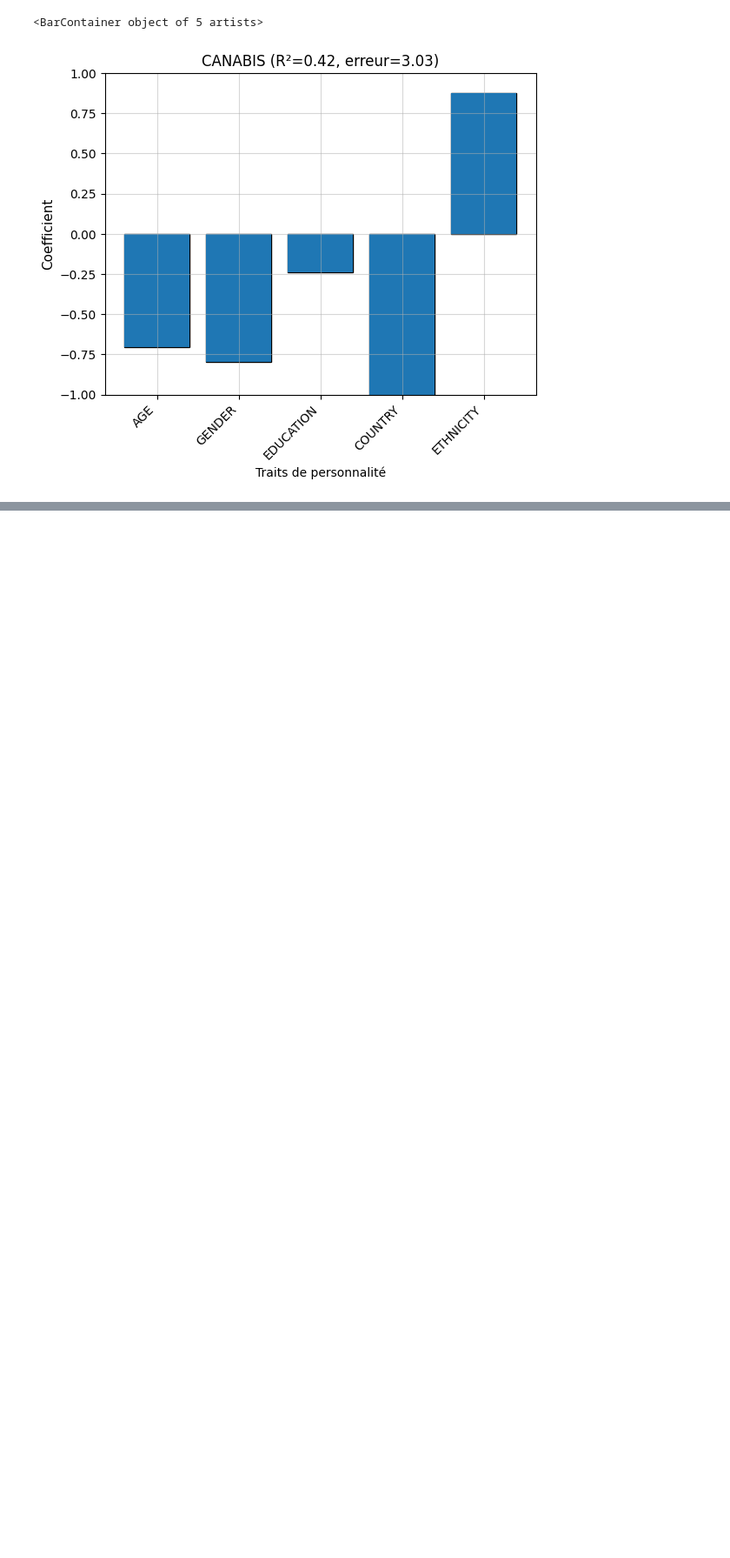
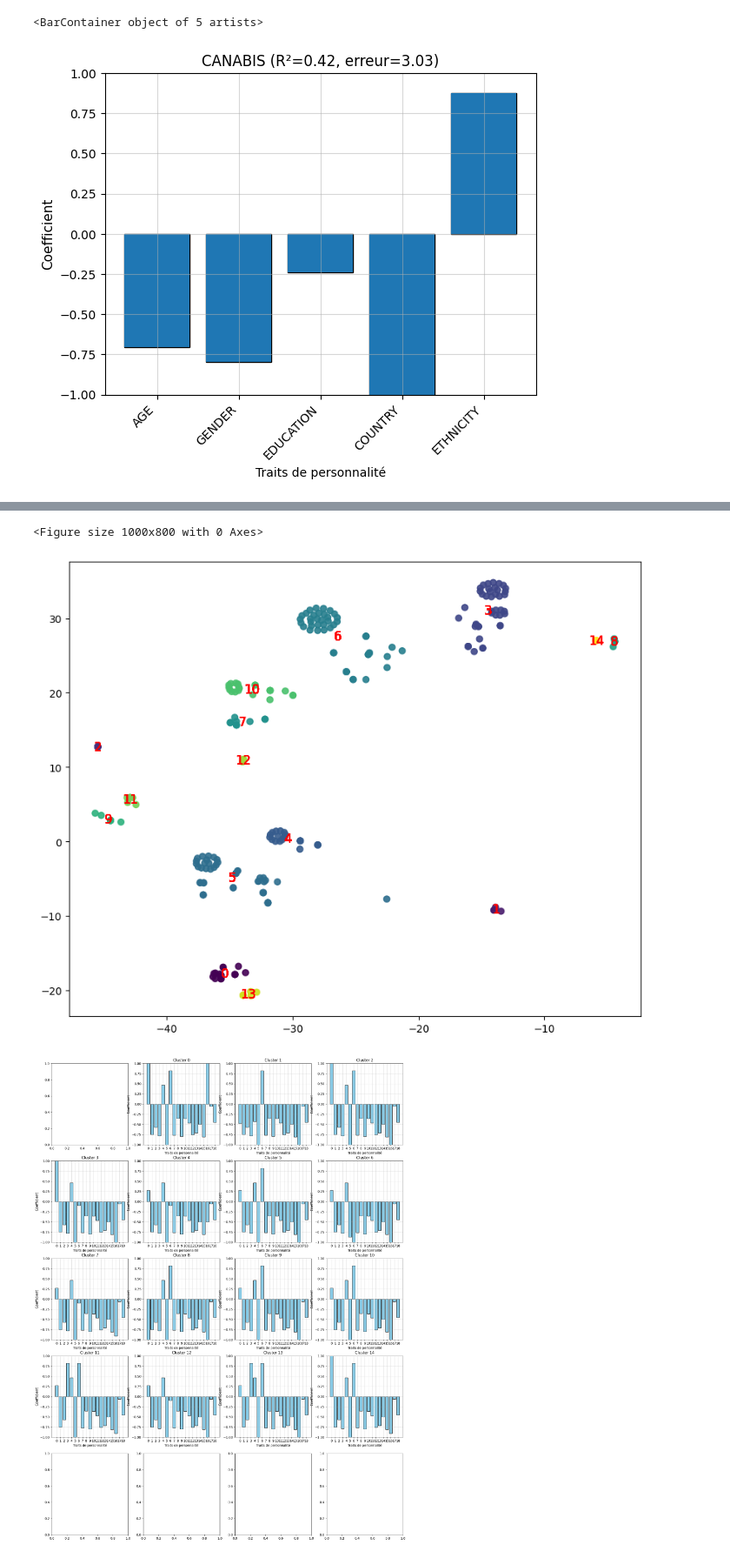
Before and after one commit to BZKgenesis/M8-project, a Jupyter notebook: regression.ipynb, the cells around one changed output, grey strips where cells are left out. Shown at 87% size. Drawn from its saved outputs; the diff is of its cells as text; code cells hidden in the pictures; blank space fills up the shorter version.

```diff
--- a/regression.ipynb
+++ b/regression.ipynb
@@ -296,0 +244,51 @@ fig.savefig('./image_matplotlib/moyenne_conso_age.png', dpi=300)
+# %%
+from sklearn.cluster import KMeans
+from sklearn.cluster import DBSCAN
+from sklearn.cluster import AgglomerativeClustering
+from sklearn.manifold import TSNE
+from sklearn.decomposition import PCA
+from sklearn.preprocessing import StandardScaler
+from sklearn.metrics import silhouette_score
+from copy import deepcopy
+
+X = df.to_numpy()
+X = X[:, 13:]  # On enlève la première colonne (index)
+print(X.shape)
+
+X = StandardScaler().fit_transform(X)  # Normalisation des données
+pca = TSNE(n_components=2).fit_transform(X)
+X_dim = pca  # Réduction de dimension pour la visualisation
+
+fig = plt.figure(figsize=(10, 8))
+kmeans = DBSCAN(eps=0.5, min_samples=5)  # Utilisation de DBSCAN pour le clustering
+kmeans.fit(X)
+
+coeffs = kmeans.components_
+
+labels = kmeans.labels_
+print("Labels:", np.unique(labels))
+plt.figure(figsize=(10, 8))
+plt.scatter(X_dim[:, 0][labels != -1], X_dim[:, 1][labels != -1], c=labels[labels != -1], cmap='viridis', alpha=0.9, marker='o')
+for label in labels:
+    if label == -1:
+        continue  # Ignore les points considérés comme du bruit
+    np.mean_x = np.mean(X_dim[labels == label, 0])
+    np.mean_y = np.mean(X_dim[labels == label, 1])
+    plt.text(np.mean_x, np.mean_y, str(label), fontsize=12, color='red', ha='center', va='center')
+plt.show()
+
+
+fig, axs = plt.subplots((len(coeffs[0]+1))//4 +1, 4, figsize=(20, 27))
+for i,label in enumerate(np.unique(labels)):
+    if label == -1:
+        continue  # Ignore les points considérés comme du bruit
+    ax = axs[i // 4, i % 4]
+    ax.bar(np.arange(len(coeffs[i])), coeffs[i], color='skyblue', edgecolor='black')
+    ax.set_xticks(np.arange(len(coeffs[i])))
+    ax.set_title(f"Cluster {label}")
+
+    ax.set_xlabel('Traits de personnalité')
+    ax.set_ylabel('Coefficient', fontsize=11)
+    ax.set_ylim(-1, 1)
+    ax.grid(True, alpha=0.5)
+# %% [output]
@@ -296,0 +297,3 @@ fig.savefig('./image_matplotlib/moyenne_conso_age.png', dpi=300)
+<Figure size 1000x800 with 0 Axes>
+[figure, added]
+[figure, added]
```
Also changed, not shown: parts of 5 cells of this notebook, 6 other files.
